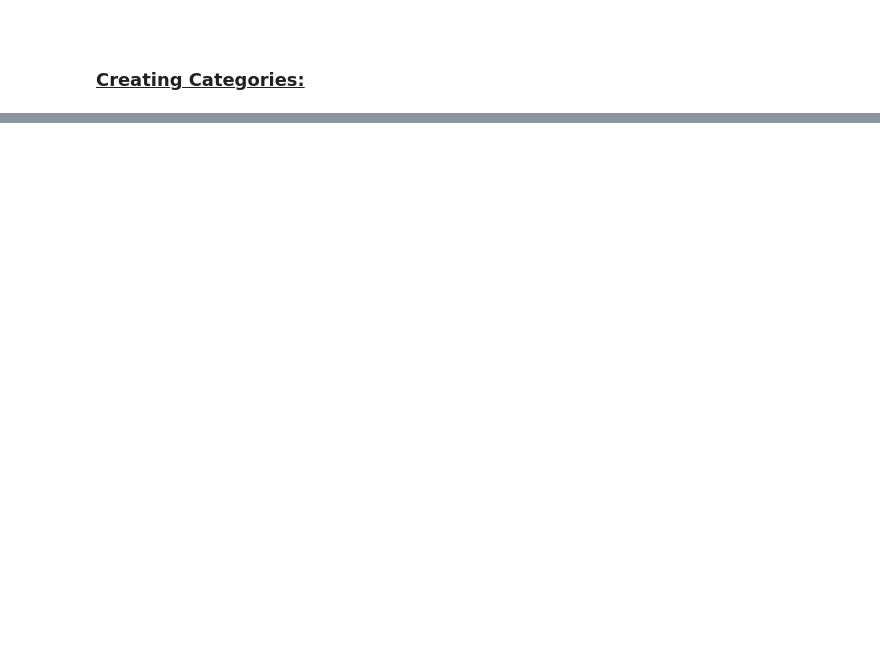
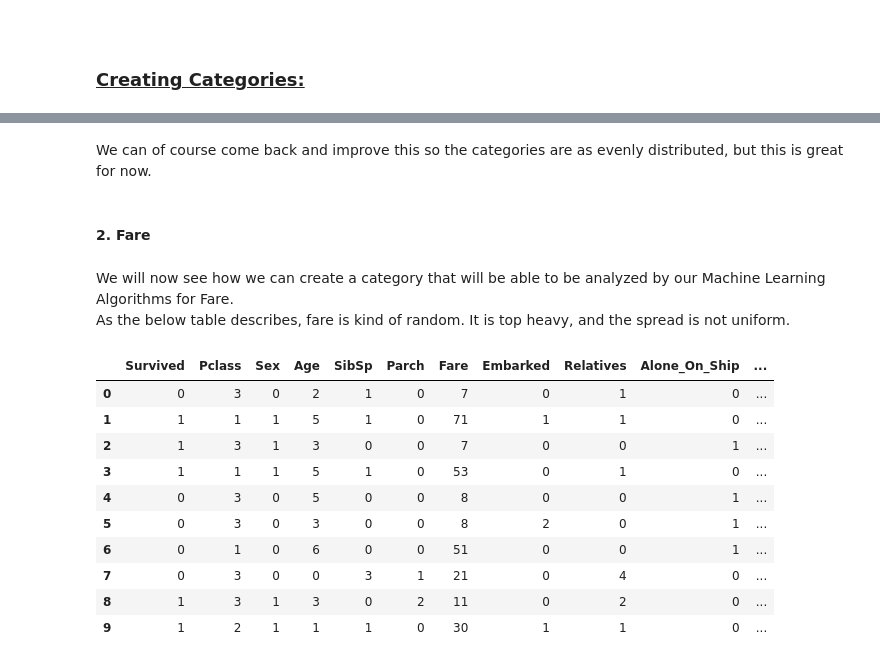
Before and after one commit to KrisStobbe/Kaggle-Titanic-ML-Project, a Jupyter notebook: Kris/Titanic ML Introduction.ipynb, the cells around one changed output, grey strips where cells are left out. Saved outputs shown, nothing was run; the diff lists cells and outputs as text; code cells hidden in the pictures; blank space fills up the shorter version.

```diff
--- a/Kris/Titanic ML Introduction.ipynb
+++ b/Kris/Titanic ML Introduction.ipynb
@@ -683,0 +732,22 @@ train_data.head(5)
+# %% [markdown]
+We can of course come back and improve this so the categories are as evenly distributed, but this is great for now.
+# %% [markdown]
+<br>**2. Fare**
+# %% [markdown]
+We will now see how we can create a category that will be able to be analyzed by our Machine Learning Algorithms for Fare.
+<br>As the below table describes, fare is kind of random. It is top heavy, and the spread is not uniform.
+# %%
+#Show the Spread of Fare
+train_data.head(10)
+# %% [output]
+|  | Survived | Pclass | Sex | Age | SibSp | Parch | Fare | Embarked | Relatives | Alone_On_Ship | ... |
+| 0 | 0 | 3 | 0 | 2 | 1 | 0 | 7 | 0 | 1 | 0 | ... |
+| 1 | 1 | 1 | 1 | 5 | 1 | 0 | 71 | 1 | 1 | 0 | ... |
+| 2 | 1 | 3 | 1 | 3 | 0 | 0 | 7 | 0 | 0 | 1 | ... |
+| 3 | 1 | 1 | 1 | 5 | 1 | 0 | 53 | 0 | 1 | 0 | ... |
+| 4 | 0 | 3 | 0 | 5 | 0 | 0 | 8 | 0 | 0 | 1 | ... |
+| 5 | 0 | 3 | 0 | 3 | 0 | 0 | 8 | 2 | 0 | 1 | ... |
+| 6 | 0 | 1 | 0 | 6 | 0 | 0 | 51 | 0 | 0 | 1 | ... |
+| 7 | 0 | 3 | 0 | 0 | 3 | 1 | 21 | 0 | 4 | 0 | ... |
+| 8 | 1 | 3 | 1 | 3 | 0 | 2 | 11 | 0 | 2 | 0 | ... |
+| 9 | 1 | 2 | 1 | 1 | 1 | 0 | 30 | 1 | 1 | 0 | ... |
```
Also changed, not shown: parts of 54 cells of this notebook.
